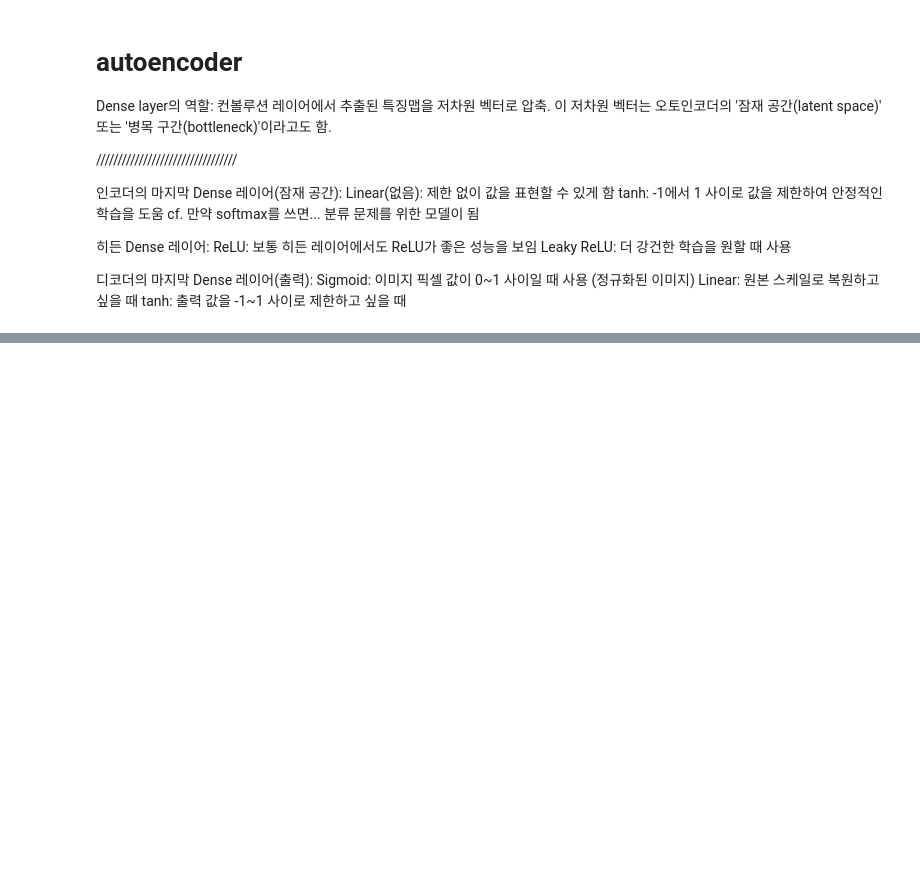
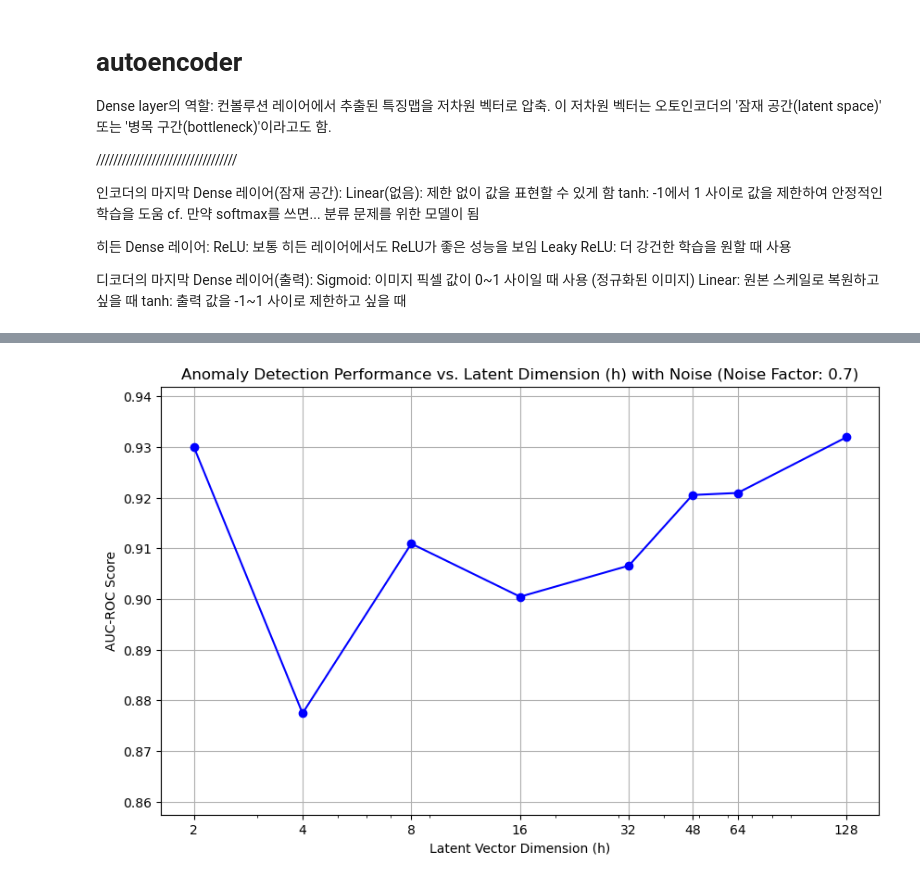
Before and after one commit to alwaysY0ung/automobile, a Jupyter notebook: notebooks/2_autoencoder.ipynb, the cells around one changed output, grey strips where cells are left out. Saved outputs shown, nothing was run; the diff lists cells and outputs as text; code cells hidden in the pictures; blank space fills up the shorter version.

```diff
--- a/notebooks/2_autoencoder.ipynb
+++ b/notebooks/2_autoencoder.ipynb
@@ -204,0 +365,16 @@ plt.show()
+# %%
+import numpy as np
+import tensorflow as tf
+from tensorflow.keras.layers import Input, Dense, Conv2D, MaxPooling2D, Flatten, Reshape, Conv2DTranspose
+from tensorflow.keras.models import Model, Sequential
+import keras.api.ops as K
+from sklearn.metrics import roc_curve, auc
+import matplotlib.pyplot as plt
+
+# 1. 데이터 준비 (MNIST 및 Fashion MNIST 사용)
+
+# MNIST 데이터셋 로드 (정상 데이터)
+(mnist_X_train, mnist_y_train), (mnist_X_test, mnist_y_test) = tf.keras.datasets.mnist.load_data()
+
+# Fashion MNIST 데이터셋 로드 (이상 데이터)
+(fashion_X_train, fashion_y_train), (fashion_X_test, fashion_y_test) = tf.keras.datasets.fashion_mnist.load_data()
@@ -204,0 +523,35 @@ plt.show()
+# %%
+# 모든 h 값에 대한 반복이 끝난 후 그래프 그리기
+plt.figure(figsize=(10, 6))
+plt.plot(h_values, auc_scores, marker='o', linestyle='-', color='blue')
+plt.xlabel('Latent Vector Dimension (h)')
+plt.ylabel('AUC-ROC Score')
+plt.title(f'Anomaly Detection Performance vs. Latent Dimension (h) with Noise (Noise Factor: {NOISE_FACTOR})')
+
+# X축을 로그 스케일로 설정
+plt.xscale('log')
+
+# 로그 스케일에서 x축 눈금 표시
+plt.xticks(h_values, labels=h_values)
+
+plt.grid(True)
+
+# ★★★★ Y축 범위 자동 조정 (이 부분 수정) ★★★★
+if len(auc_scores) > 0: # auc_scores가 비어있지 않은 경우에만 계산
+    min_auc = min(auc_scores)
+    max_auc = max(auc_scores)
+
+    # 최소값보다 약간 작게, 최대값보다 약간 크게 범위를 설정
+    # 예를 들어, 최소값 - 0.02, 최대값 + 0.01 또는 데이터에 따라 조절
+    y_min_adjusted = max(0.5, min_auc - 0.02) # 최소값은 0.5보다 작아지지 않도록
+    y_max_adjusted = min(1.01, max_auc + 0.01) # 최대값은 1.01을 넘지 않도록 (AUC는 1.0이 최대)
+
+    plt.ylim([y_min_adjusted, y_max_adjusted])
+else:
+    # auc_scores가 비어있는 경우 기본 범위 설정
+    plt.ylim([0.5, 1.01])
+
+
+plt.show()
+# %% [output]
+[figure, added]
```
Also changed, not shown: parts of 16 cells of this notebook.
